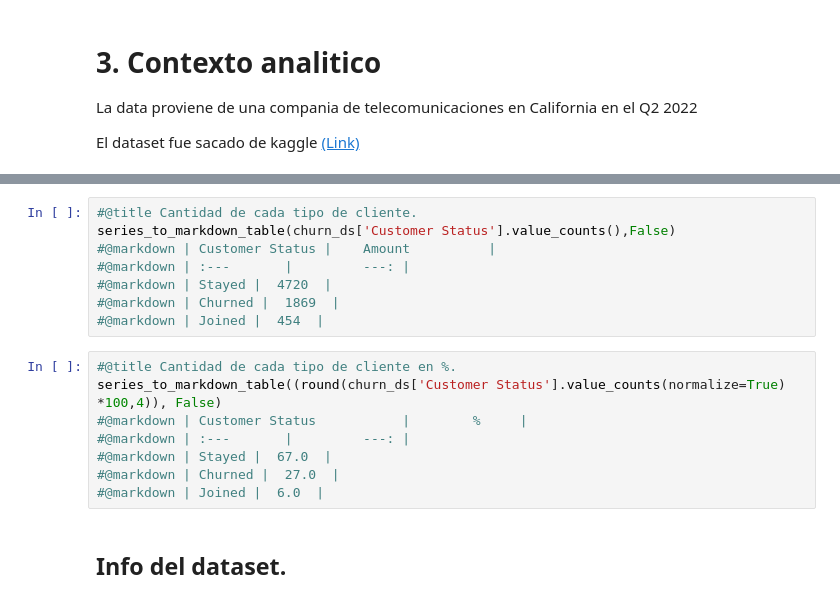
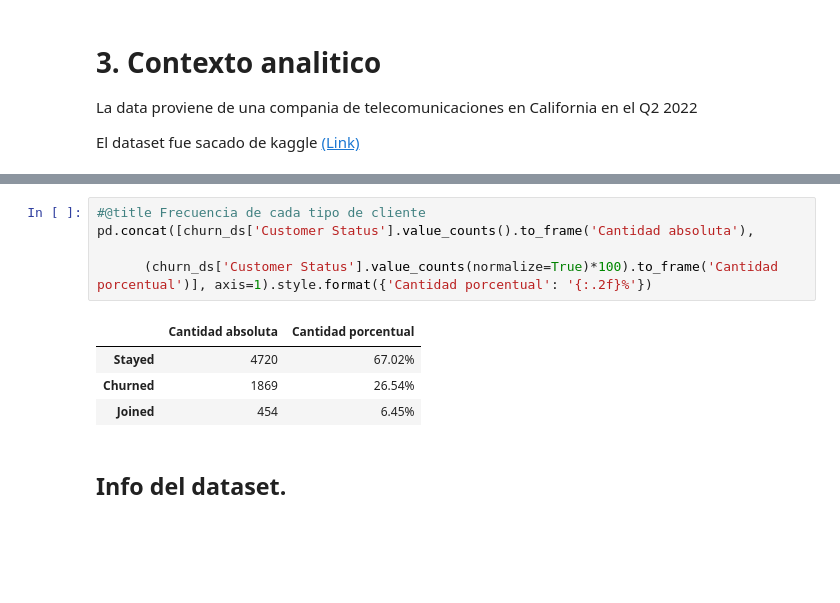
Before and after one commit to Lemonpi3/proyecto-coder-house-churn-es, a Jupyter notebook: ProyectoDS_Parte_II_Agustin_Lehmann.ipynb, the cells around one changed output, grey strips where cells are left out. Cells and saved outputs as stored; diff of their text form; blank space fills up the shorter version.

```diff
--- a/ProyectoDS_Parte_II_Agustin_Lehmann.ipynb
+++ b/ProyectoDS_Parte_II_Agustin_Lehmann.ipynb
@@ -188,22 +190,16 @@ Hay 3 tipos de clientes en el dataset:
 * **Stayed**: Son los usuarios que se quedan en el servicio.
 * **Joined**: Son los usuarios nuevos al servicio que se sumaron este cuatrimestre.
 * **Churned**: Son los usuarios que dejaron el servicio en este cuatrimestre.
-# %%
-#@title Cantidad de cada tipo de cliente.
-series_to_markdown_table(churn_ds['Customer Status'].value_counts(),False)
-#@markdown | Customer Status |    Amount          |
-#@markdown | :---       |         ---: |
-#@markdown | Stayed |  4720  |
-#@markdown | Churned |  1869  |
-#@markdown | Joined |  454  |
-# %%
-#@title Cantidad de cada tipo de cliente en %.
-series_to_markdown_table((round(churn_ds['Customer Status'].value_counts(normalize=True) *100,4)), False)
-#@markdown | Customer Status           |        %     |
-#@markdown | :---       |         ---: |
-#@markdown | Stayed |  67.0  |
-#@markdown | Churned |  27.0  |
-#@markdown | Joined |  6.0  |
+# %%
+#@title Frecuencia de cada tipo de cliente
+pd.concat([churn_ds['Customer Status'].value_counts().to_frame('Cantidad absoluta'),
+
+      (churn_ds['Customer Status'].value_counts(normalize=True)*100).to_frame('Cantidad porcentual')], axis=1).style.format({'Cantidad porcentual': '{:.2f}%'})
+# %% [output]
+|  | Cantidad absoluta | Cantidad porcentual |
+| Stayed | 4720 | 67.02% |
+| Churned | 1869 | 26.54% |
+| Joined | 454 | 6.45% |
 # %% [markdown]
 ## Info del dataset.
 # %%
```
Also changed, not shown: parts of 8 cells of this notebook.
